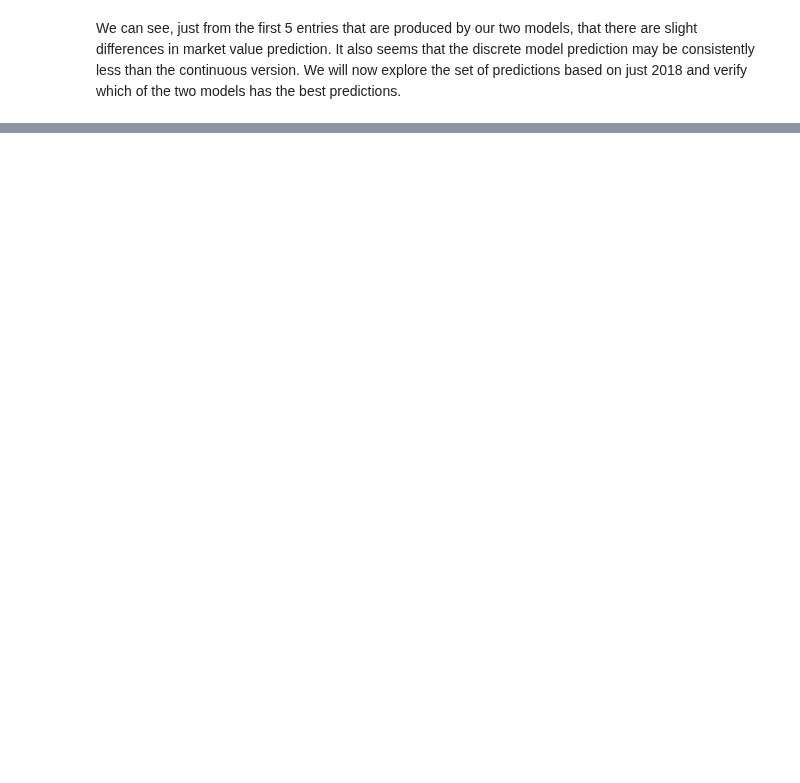
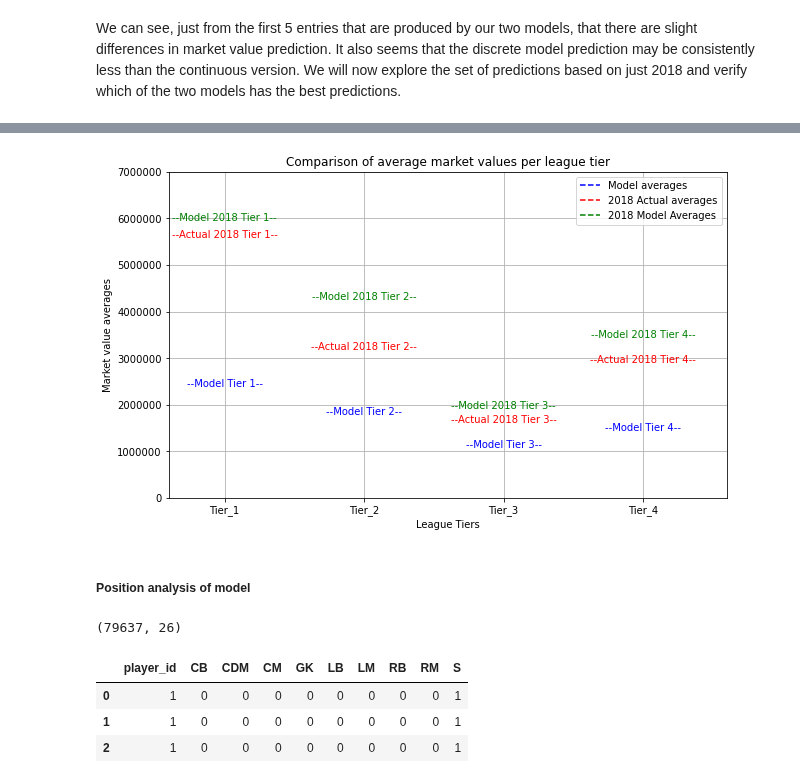
Before and after one commit to dvanheeswijk/Springboard, a Jupyter notebook: Capstone 2/Capstone 2 - Modeling.ipynb, the cells around one changed output, grey strips where cells are left out. Drawn from its saved outputs; the diff is of its cells as text; code cells hidden in the pictures; blank space fills up the shorter version.

```diff
--- a/Capstone 2/Capstone 2 - Modeling.ipynb
+++ b/Capstone 2/Capstone 2 - Modeling.ipynb
@@ -370,0 +373,68 @@ Text(0.5, 1.0, 'Average market value per age')
+# %%
+train_1_mean = train_tier_1['market_value'].mean()
+train_2_mean = train_tier_2['market_value'].mean()
+train_3_mean = train_tier_3['market_value'].mean()
+train_4_mean = train_tier_4['market_value'].mean()
+# %%
+df_2018_2 = df_2018[df_2018['Tier_2'] == 1]['continuous_value_prediction'].mean()
+df_2018_3 = df_2018[df_2018['Tier_3'] == 1]['continuous_value_prediction'].mean()
+df_2018_4 = df_2018[df_2018['Tier_4'] == 1]['continuous_value_prediction'].mean()
+df_2018_1 = df_2018[(df_2018['Tier_2'] + df_2018["Tier_3"] + df_2018['Tier_4']) == 0]['continuous_value_prediction'].mean()
+# %%
+l_2018 = [df_2018_1, df_2018_2, df_2018_3, df_2018_4]
+# %%
+means = [tier_1_mean, tier_2_mean, tier_3_mean, tier_4_mean]
+labels = ['Tier_1', 'Tier_2', 'Tier_3', 'Tier_4']
+lines = [train_1_mean, train_2_mean, train_3_mean, train_4_mean]
+# %%
+from matplotlib.patches import Patch
+from matplotlib.lines import Line2D
+plt.figure(figsize=(10,6))
+ax = plt.subplot()
+i = 1
+for l in means:
+    ax.text(0.5+(i-1),l,'--Model Tier '+str(int(i))+'--', color='blue', ha='center')
+    i += 1.25
+
+i = 1
+for l in lines:
+    ax.text(0.5+(i-1),l,'--Actual 2018 Tier '+str(int(i))+'--', color='red', ha='center')
+    i += 1.25
+plt.ylim(0,7000000)
+plt.xlim(0,5)
+
+i = 1
+for l in l_2018:
+    ax.text(0.5+(i-1),l,'--Model 2018 Tier '+str(int(i))+'--', color='green', ha='center')
+    i += 1.25
+
+
+legend_elements = [Line2D([0], [0], color='b', linestyle= 'dashed', label='Model averages'),
+                   Line2D([0], [0], color='r', linestyle= 'dashed', label='2018 Actual averages'),
+                  Line2D([0], [0], color='g', linestyle= 'dashed', label='2018 Model Averages')]
+plt.legend(handles = legend_elements, loc='upper right')
+x = np.array([0.5,1.75,3,4.25])
+plt.xticks(x, labels)
+plt.grid()
+plt.ticklabel_format(style='plain', axis='y')
+plt.ylabel('Market value averages')
+plt.title('Comparison of average market values per league tier')
+plt.xlabel('League Tiers')
+plt.savefig('tier_value.png')
+# %% [output]
+[figure, added]
+# %% [markdown]
+##### Position analysis of model
+# %%
+df_predict.shape
+# %% [output]
+(79637, 26)
+# %%
+df_pos = df_predict[['player_id', 'CB', 'CDM', 'CM',
+       'GK', 'LB', 'LM', 'RB', 'RM', 'S']]
+df_pos.head(3)
+# %% [output]
+|  | player_id | CB | CDM | CM | GK | LB | LM | RB | RM | S |
+| 0 | 1 | 0 | 0 | 0 | 0 | 0 | 0 | 0 | 0 | 1 |
+| 1 | 1 | 0 | 0 | 0 | 0 | 0 | 0 | 0 | 0 | 1 |
+| 2 | 1 | 0 | 0 | 0 | 0 | 0 | 0 | 0 | 0 | 1 |
```
Also changed, not shown: parts of 41 cells of this notebook, 6 other files.
